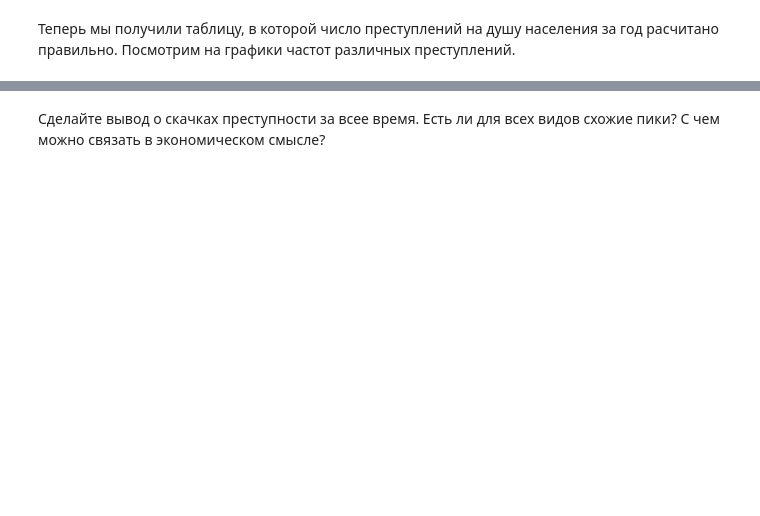
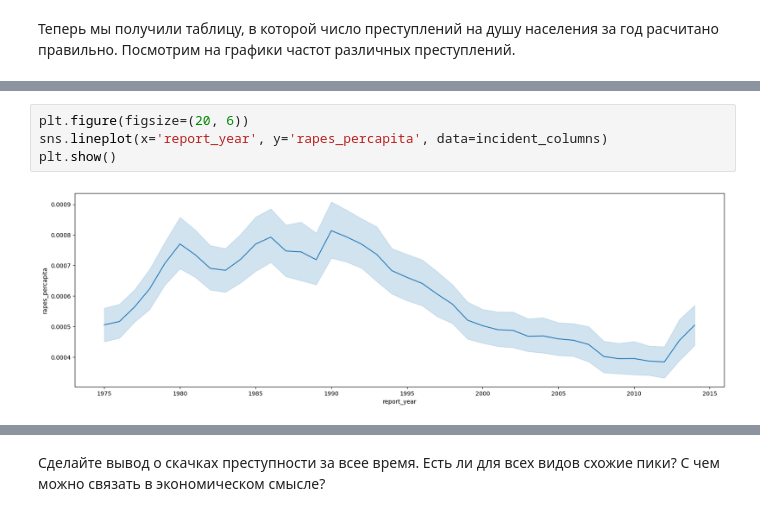
Before and after one commit to dokka-bae/tms-ds, a Jupyter notebook: lesson_13_statistics/EDA.ipynb, the cells around one changed output, grey strips where cells are left out. Cells and saved outputs as stored; diff of their text form; blank space fills up the shorter version.

```diff
--- a/lesson_13_statistics/EDA.ipynb
+++ b/lesson_13_statistics/EDA.ipynb
@@ -64,0 +152,6 @@ To: /content/report.csv
+# %%
+plt.figure(figsize=(20, 6))
+sns.lineplot(x='report_year', y='rapes_percapita', data=incident_columns)
+plt.show()
+# %% [output]
+[figure, added]
```
Also changed, not shown: parts of 57 cells of this notebook, 1 other file.
